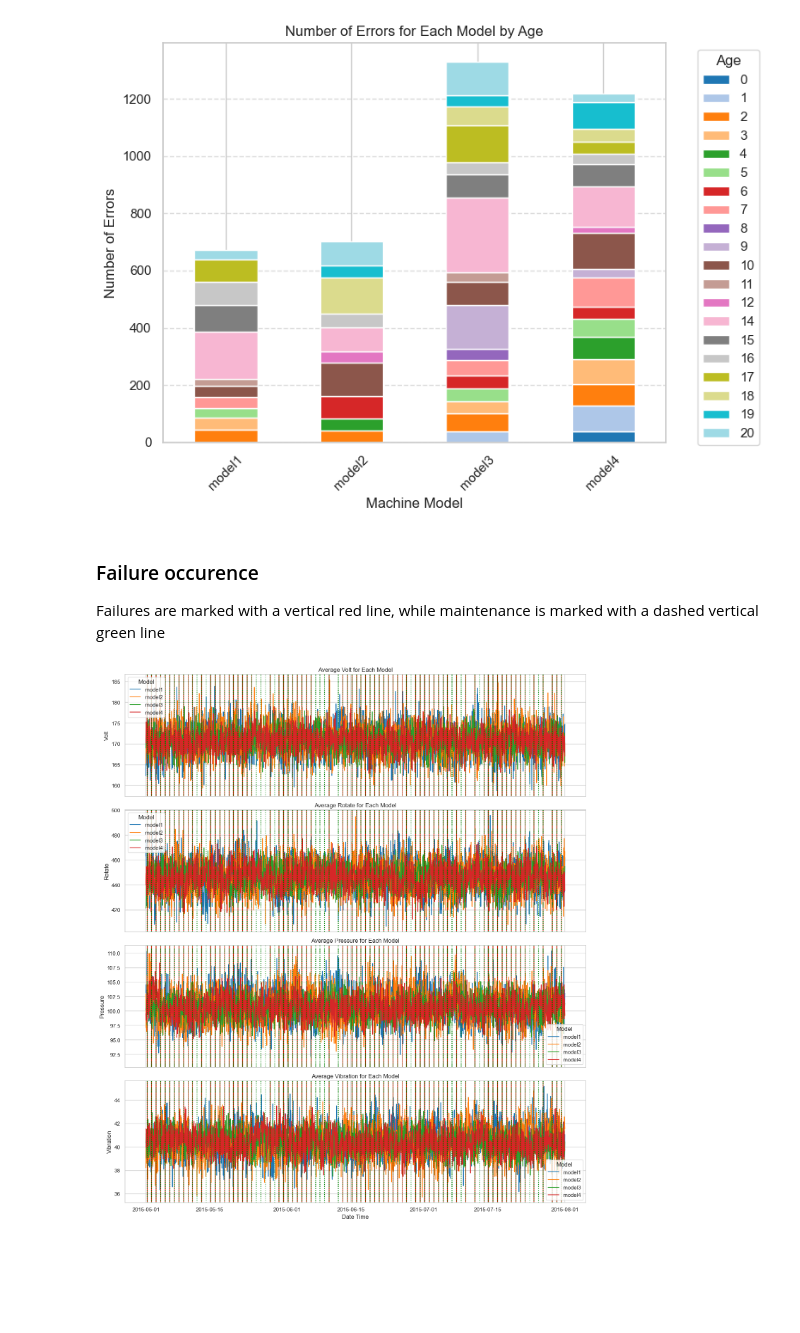
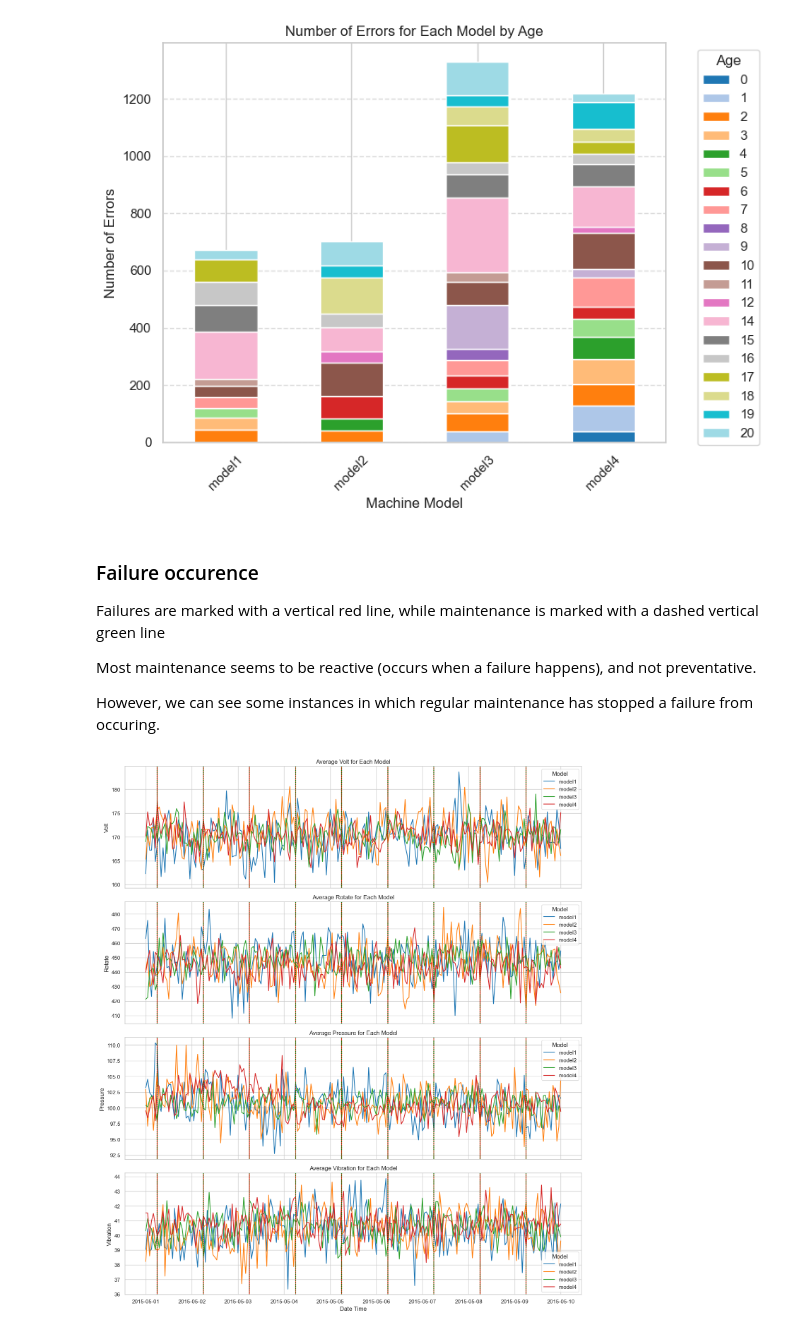
Before and after one commit to ainsleylaiuw/predictive-maintenance, a Jupyter notebook: exploratory.ipynb, the cells around one changed output. Cells and saved outputs as stored; diff of their text form; code cells hidden in the pictures; blank space fills up the shorter version.

```diff
--- a/exploratory.ipynb
+++ b/exploratory.ipynb
@@ -166,6 +162,10 @@ plt.show()
 ### Failure occurence
 
 Failures are marked with a vertical red line, while maintenance is marked with a dashed vertical green line
+
+Most maintenance seems to be reactive (occurs when a failure happens), and not preventative.
+
+However, we can see some instances in which regular maintenance has stopped a failure from occuring.
 # %%
 telemetry['datetime'] = pd.to_datetime(telemetry['datetime'])
 failures['datetime'] = pd.to_datetime(failures['datetime'])
@@ -176,7 +176,7 @@ telemetry_with_model = pd.merge(telemetry, machines, on='machineID')
 
 # Specify the time window
 start_date = '2015-05-01'
-end_date = '2015-08-01'
+end_date = '2015-05-10'
 telemetry_filtered = telemetry_with_model[(telemetry_with_model['datetime'] >= start_date) & (telemetry_with_model['datetime'] <= end_date)]
 
 # Calculate average values for each telemetry feature grouped by model type and datetime
@@ -189,35 +189,32 @@ maint_with_model = pd.merge(maint, machines, on='machineID')
 # Filter the events to include only those within the time window
 failures_filtered = failures_with_model[(failures_with_model['datetime'] >= start_date) & (failures_with_model['datetime'] <= end_date)]
 maint_filtered = maint_with_model[(maint_with_model['datetime'] >= start_date) & (maint_with_model['datetime'] <= end_date)]
 
-# Plotting
 telemetry_features = ['volt', 'rotate', 'pressure', 'vibration']
 models = telemetry_with_model['model'].unique()
 
 fig, axs = plt.subplots(len(telemetry_features), 1, figsize=(14, 16), sharex=True)
 
 for i, feature in enumerate(telemetry_features):
     ax = axs[i]
     sns.lineplot(data=average_telemetry, x='datetime', y=feature, hue='model', ax=ax, palette='tab10')
     ax.set_title(f'Average {feature.capitalize()} for Each Model')
     ax.set_xlabel('Date Time')
     ax.set_ylabel(f'{feature.capitalize()}')
 
-    # Plot vertical lines for failures
+    # vertical lines for failures and maintenances
     for model in models:
         model_failures = failures_filtered[failures_filtered['model'] == model]
         for failure_time in model_failures['datetime']:
             ax.axvline(failure_time, color='red', linestyle='-', alpha=0.7)
 
-    # Plot vertical lines for maintenances
-    for model in models:
         model_maint = maint_filtered[maint_filtered['model'] == model]
         for maint_time in model_maint['datetime']:
             ax.axvline(maint_time, color='green', linestyle=':', alpha=0.7)
 
     ax.legend(title='Model')
 
 plt.tight_layout()
 plt.show()
 # %% [output]
-[figure, old version]
+[figure, new version]
```
Also changed, not shown: parts of 8 cells of this notebook, 1 other file.
